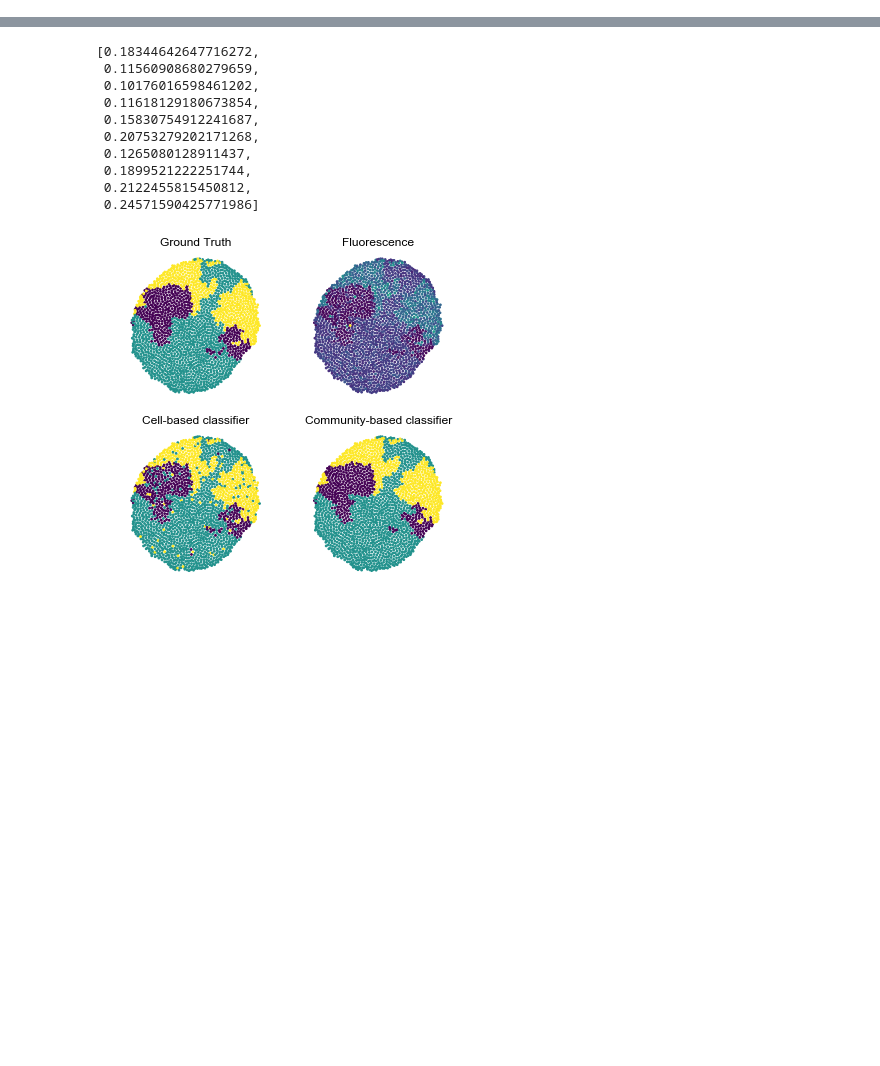
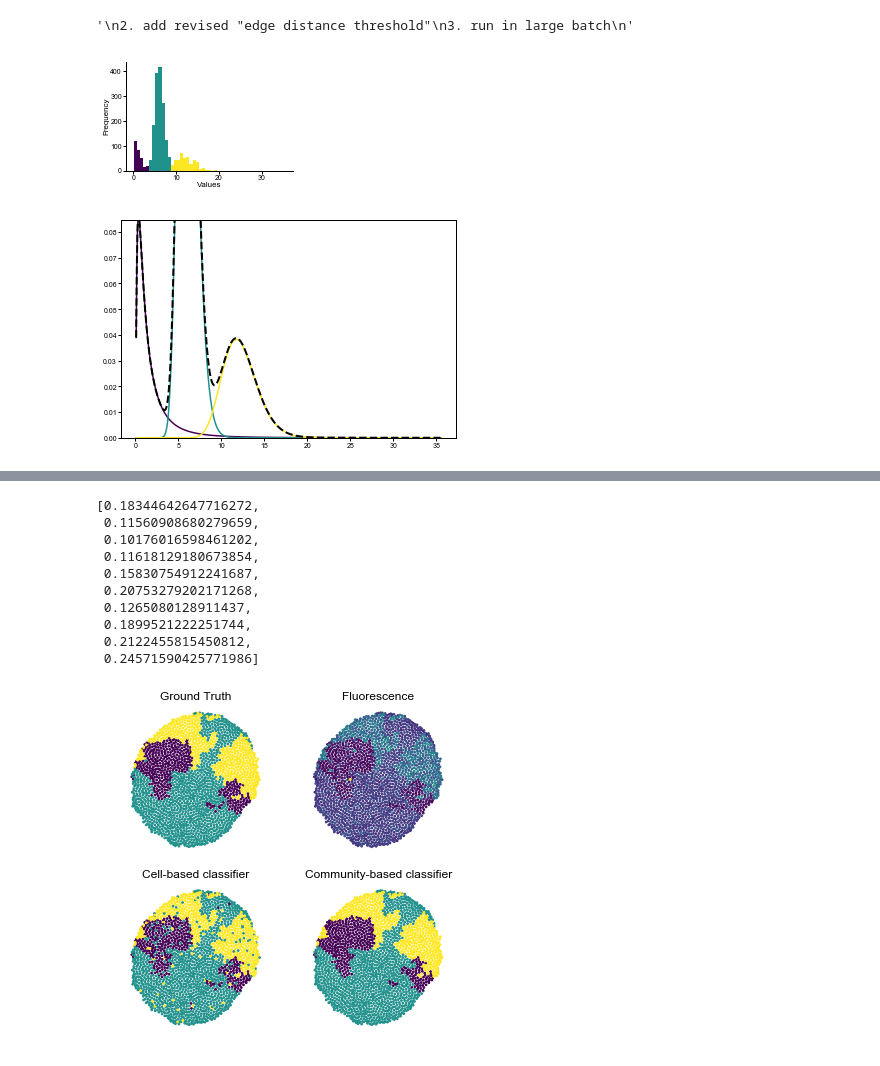
Before and after one commit to sbernasek/flyqma, a Jupyter notebook: notebooks/classification.ipynb, the cells around one changed output, grey strips where cells are left out. Cells and saved outputs as stored; diff of their text form; code cells hidden in the pictures; blank space fills up the shorter version.

```diff
--- a/notebooks/classification.ipynb
+++ b/notebooks/classification.ipynb
@@ -40,0 +45,12 @@ Community: F1 0.974, Error 0.015, MAE 0.021
+# %%
+"""
+3. run in large batch
+"""
+# %% [output]
+'\n2. add revised "edge distance threshold"\n3. run in large batch\n'
+# %%
+benchmark.cell_classifier.show()
+benchmark.cell_classifier.show_pdf()
+# %% [output]
+[figure, added]
+[figure, added]
```
Also changed, not shown: parts of 15 cells of this notebook, 15 other files.
